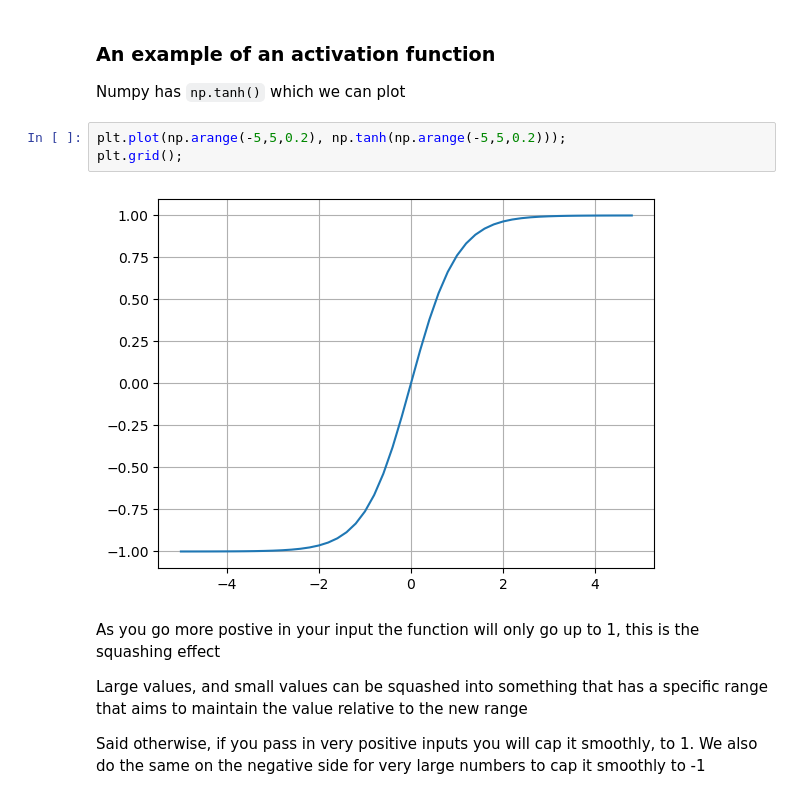
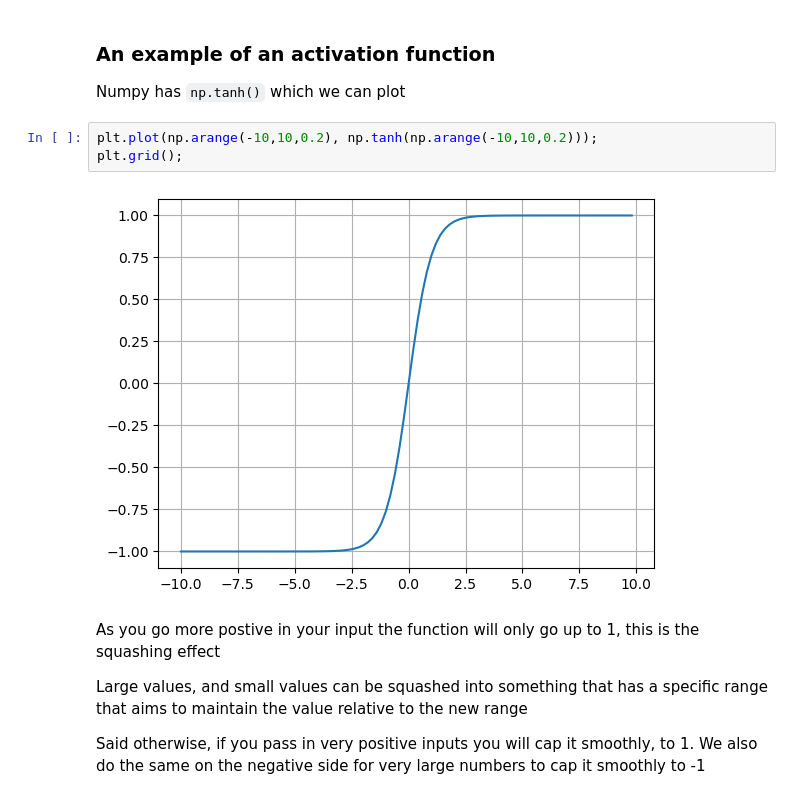
Before and after one commit to motion5/DataScience, a Jupyter notebook: study/theoretical/autograd_from_scratch.ipynb, the cells around one changed output. Saved outputs shown, nothing was run; the diff lists cells and outputs as text.

```diff
--- a/study/theoretical/autograd_from_scratch.ipynb
+++ b/study/theoretical/autograd_from_scratch.ipynb
@@ -1001,10 +1001,10 @@ Finally, what comes out of the nueron, is the activation function applied to the
 
 Numpy has `np.tanh()` which we can plot
 # %%
-plt.plot(np.arange(-5,5,0.2), np.tanh(np.arange(-5,5,0.2)));
+plt.plot(np.arange(-10,10,0.2), np.tanh(np.arange(-10,10,0.2)));
 plt.grid();
 # %% [output]
-[figure, old version]
+[figure, new version]
 # %% [markdown]
 As you go more postive in your input the function will only go
 up to 1, this is the squashing effect
```
Also changed, not shown: parts of 3 cells of this notebook, 19 other files.
